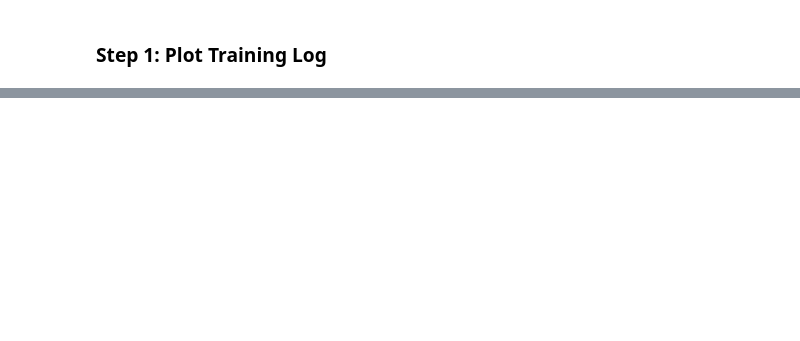
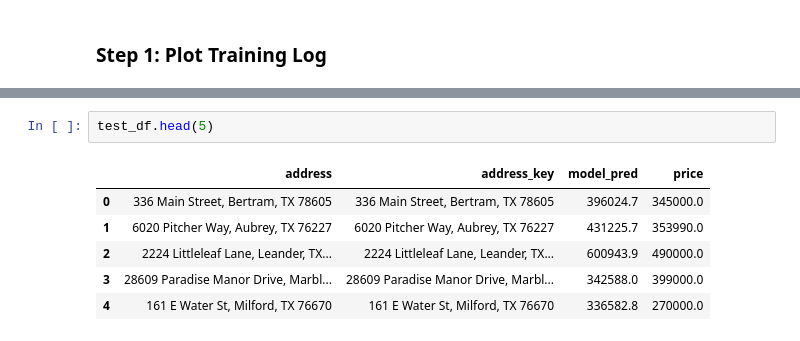
Before and after one commit to HoustonJ2013/property_price_multi_modality, a Jupyter notebook: notebooks/result_analysis.ipynb, the cells around one changed output, grey strips where cells are left out. Drawn from its saved outputs; the diff is of its cells as text; blank space fills up the shorter version.

```diff
--- a/notebooks/result_analysis.ipynb
+++ b/notebooks/result_analysis.ipynb
@@ -131,0 +104,9 @@ df1.head(2)
+# %%
+test_df.head(5)
+# %% [output]
+|  | address | address_key | model_pred | price |
+| 0 | 336 Main Street, Bertram, TX 78605 | 336 Main Street, Bertram, TX 78605 | 396024.7 | 345000.0 |
+| 1 | 6020 Pitcher Way, Aubrey, TX 76227 | 6020 Pitcher Way, Aubrey, TX 76227 | 431225.7 | 353990.0 |
+| 2 | 2224 Littleleaf Lane, Leander, TX... | 2224 Littleleaf Lane, Leander, TX... | 600943.9 | 490000.0 |
+| 3 | 28609 Paradise Manor Drive, Marbl... | 28609 Paradise Manor Drive, Marbl... | 342588.0 | 399000.0 |
+| 4 | 161 E Water St, Milford, TX 76670 | 161 E Water St, Milford, TX 76670 | 336582.8 | 270000.0 |
```
Also changed, not shown: parts of 19 cells of this notebook, 14 other files.
